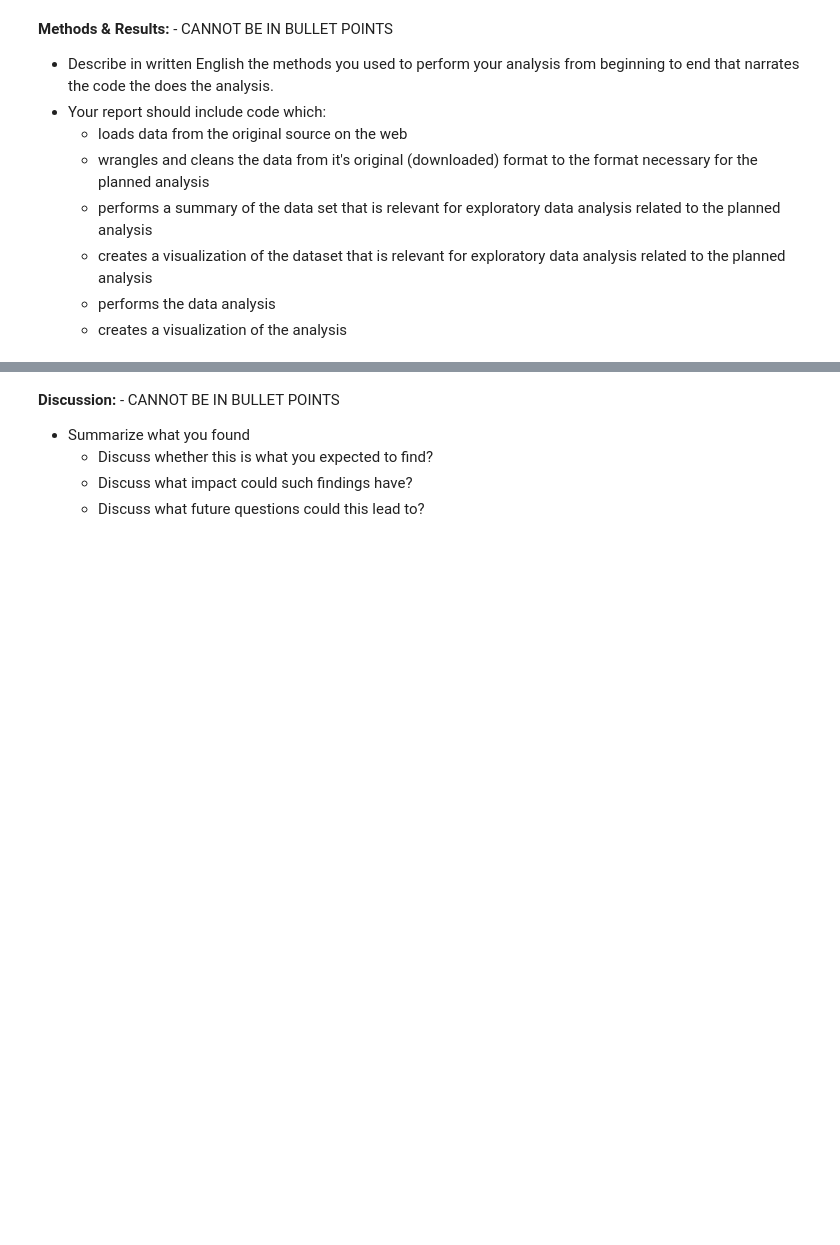
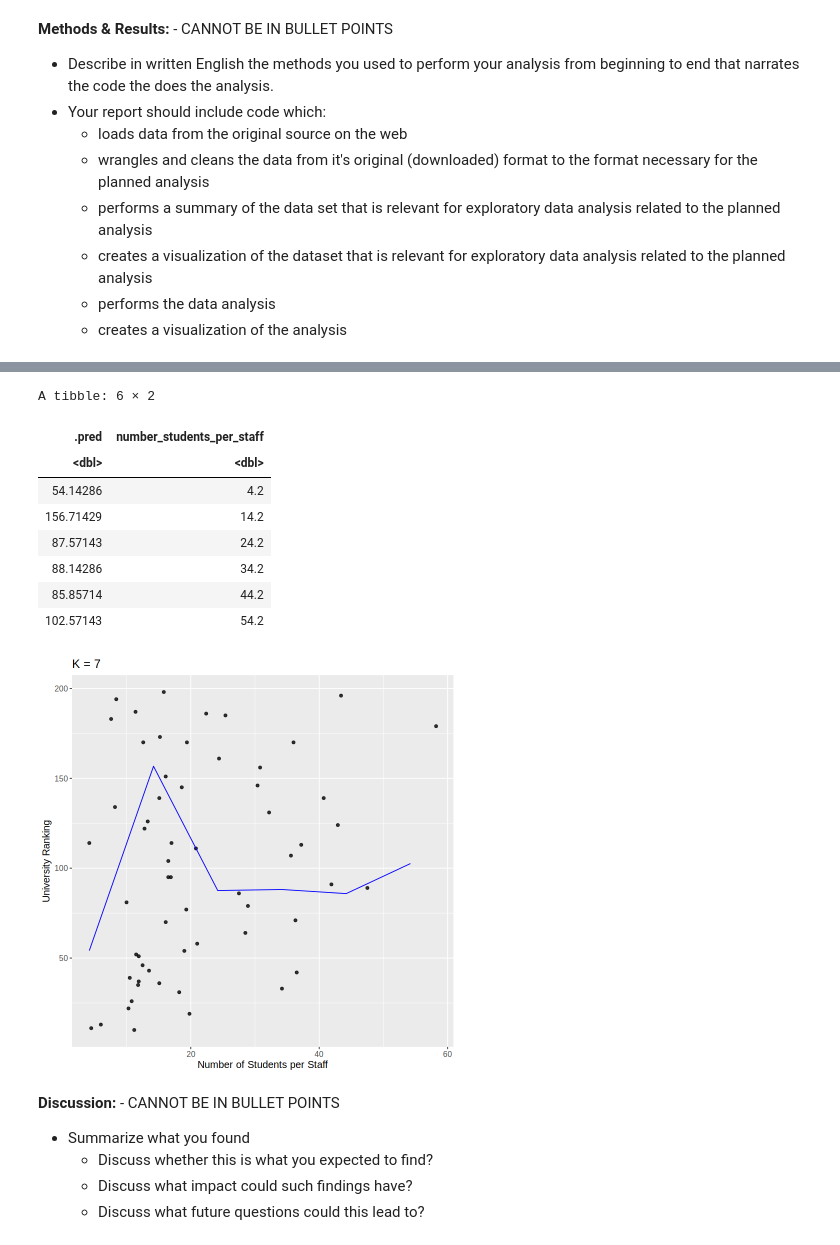
Before and after one commit to petercmh01/DSCI_004_Group_36, a Jupyter notebook: group_project_report.ipynb, the cells around one changed output, grey strips where cells are left out. Drawn from its saved outputs; the diff is of its cells as text; code cells hidden in the pictures; blank space fills up the shorter version.

```diff
--- a/group_project_report.ipynb
+++ b/group_project_report.ipynb
@@ -77,0 +253,17 @@ identify and describe the dataset that was used to answer the question
+# %%
+final_spec <- nearest_neighbor(weight_func = "rectangular", neighbors = kmin) |>
+  set_engine("kknn") |>
+  set_mode("regression")
+
+final_fit <- workflow() |>
+  add_recipe(recipe) |>
+  add_model(final_spec) |>
+  fit(data = university_training)
+
+final_summary <- final_fit |>
+  predict(university_testing) |>
+  bind_cols(university_testing) |>
+  metrics(truth = university_rank, estimate = number_students_per_staff) |>
+  filter(.metric == 'rmse')
+
+final_summary
@@ -78,3 +275,39 @@ identify and describe the dataset that was used to answer the question
+# %%
+ranking_prediction_grid <- tibble(
+    number_students_per_staff = seq(
+        from =  university_testing |> select(number_students_per_staff) |> min(),
+        to = university_testing |> select(number_students_per_staff) |> max(),
+        by = 10
+    )
+)
+
+rank_preds <- final_fit |>
+  predict(ranking_prediction_grid) |>
+  bind_cols(ranking_prediction_grid)
+rank_preds
+
+plot_final <- ggplot(university_testing, aes(x = number_students_per_staff, y = university_rank)) +
+  geom_point(alpha = 0.8)+
+  geom_line(data = rank_preds,
+            mapping = aes(x = number_students_per_staff, y = .pred),
+            color = "blue") +
+  xlab("Number of Students per Staff") +
+  ylab("University Ranking") +
+  ggtitle(paste0("K = ", kmin)) +
+  theme(text = element_text(size = 12))
+
+plot_final
+# %% [output]
+A tibble: 6 × 2
+| .pred | number_students_per_staff |
+| <dbl> | <dbl> |
+| 54.14286 | 4.2 |
+| 156.71429 | 14.2 |
+| 87.57143 | 24.2 |
+| 88.14286 | 34.2 |
+| 85.85714 | 44.2 |
+| 102.57143 | 54.2 |
+[figure, added]
 # %% [markdown]
 **Discussion:** - CANNOT BE IN BULLET POINTS
 - Summarize what you found
```
Also changed, not shown: parts of 32 cells of this notebook.
